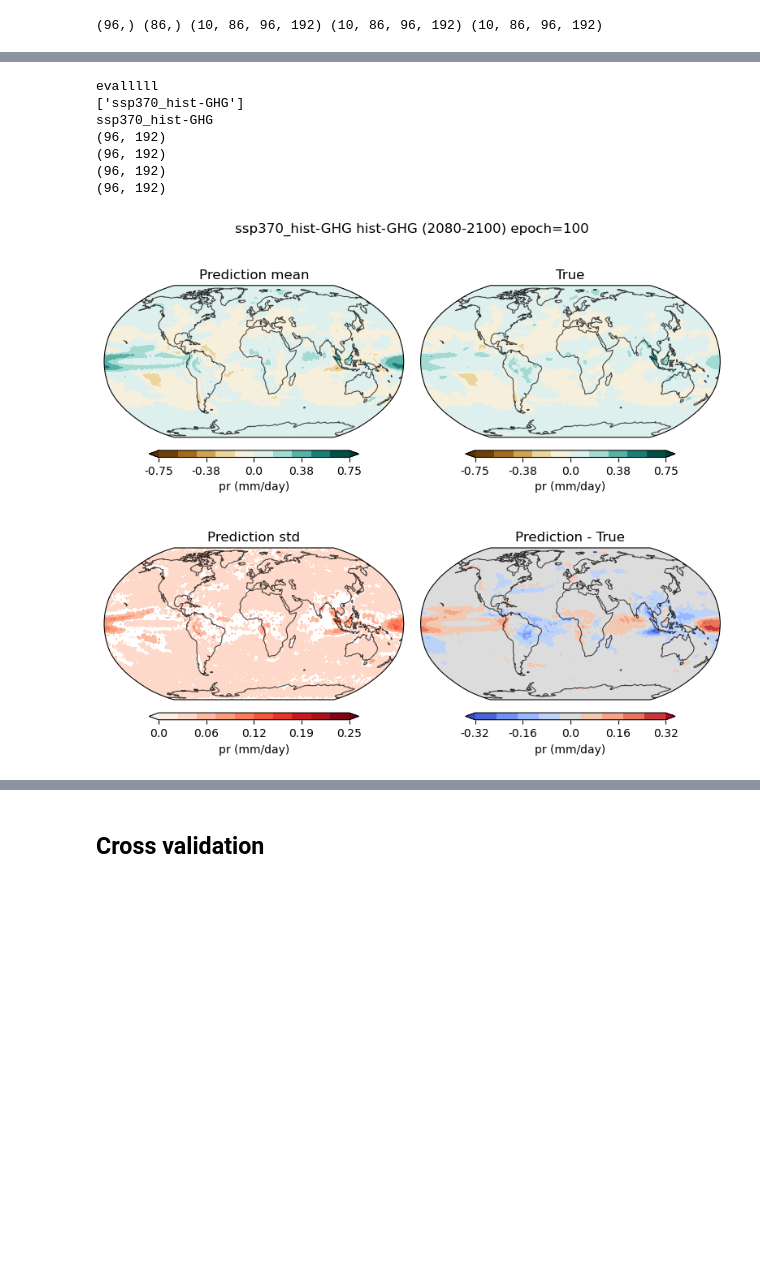
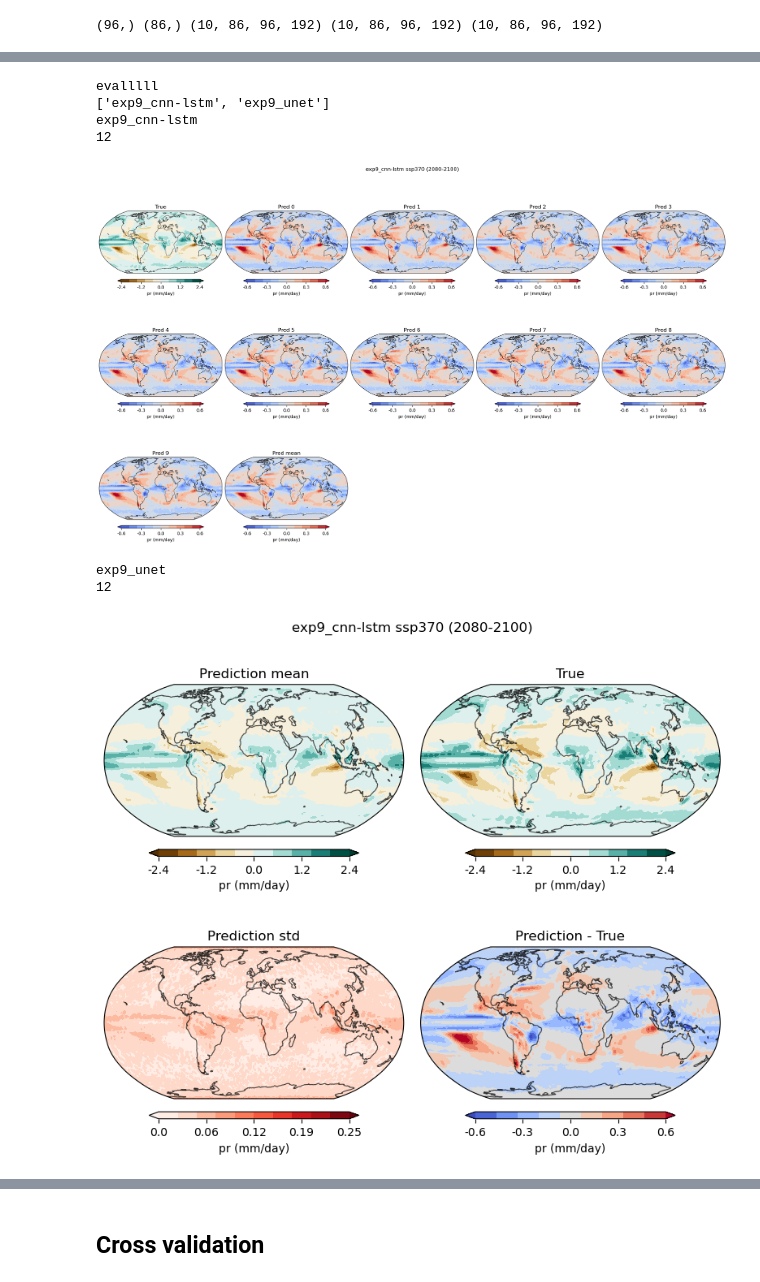
Before and after one commit to zoeleila/scenarIA, a Jupyter notebook: src/plots/plots_predictions.ipynb, the cells around one changed output, grey strips where cells are left out. Drawn from its saved outputs; the diff is of its cells as text; code cells hidden in the pictures; blank space fills up the shorter version.

```diff
--- a/src/plots/plots_predictions.ipynb
+++ b/src/plots/plots_predictions.ipynb
@@ -28,23 +28,26 @@ print(clim)
  [0.47602938 0.47525781 0.47467665 ... 0.47822815 0.47728524 0.47668551]]
 # %%
 var_name = 'pr'
+true_simu = 'ssp370'
 
-true = xr.open_dataset( DATASET_DIR / 'MPI-ESM1-2-LR/annual/outputs_ssp245.nc').mean('member')
+
+true = xr.open_dataset( DATASET_DIR / f'MPI-ESM1-2-LR/annual/outputs_{true_simu}.nc').mean('member')
 lats = true.lat.values
 t = true.time.values
 y = true['pr'].values - clim
 
 c3 = xr.open_dataset(PREDICTIONS_DIR / 'MPI-ESM1-2-LR/annual/exp5/MPI-ESM1-2-LR_annual_exp5_ssp370_pr_cnn-lstm_seq5_mem30_epoch30.nc')['pr'].values - clim
 c4 = xr.open_dataset(PREDICTIONS_DIR / 'MPI-ESM1-2-LR/annual/exp7/MPI-ESM1-2-LR_annual_exp7_ssp370_pr_cnn-lstm_seq5_mem30_epoch30.nc')['pr'].values - clim
-c5 = xr.open_dataset(PREDICTIONS_DIR / 'MPI-ESM1-2-LR/annual/exp8/MPI-ESM1-2-LR_annual_exp8_ssp370_pr_cnn-lstm_seq5_mem30_epoch30.nc')['pr'].values - clim
-c6 = xr.open_dataset(PREDICTIONS_DIR / 'MPI-ESM1-2-LR/annual/exp9/MPI-ESM1-2-LR_annual_exp9_ssp245_pr_cnn-lstm_seq5_mem30_epoch30.nc')['pr'].values - clim
+c5 = xr.open_dataset(PREDICTIONS_DIR / 'MPI-ESM1-2-LR/annual/exp9/MPI-ESM1-2-LR_annual_exp9_ssp370_pr_cnn-lstm_seq5_mem30_epoch100.nc')['pr'].values - clim
+c6 = xr.open_dataset(PREDICTIONS_DIR / 'MPI-ESM1-2-LR/annual/exp9/MPI-ESM1-2-LR_annual_exp9_ssp370_pr_unet_seq5_mem30_epoch100.nc')['pr'].values - clim
 
 
 print(lats.shape, t.shape, c3.shape, c4.shape, c5.shape)
 
-y_hat_dict = {'exp9': [c6[run] for run in range(c6.shape[0])]}
+y_hat_dict = {'exp9_cnn-lstm': [c5[run] for run in range(c5.shape[0])],
+    'exp9_unet': [c6[run] for run in range(c6.shape[0])]}
 
-save_dir = GRAPHS_DIR /'tests/'
+save_dir = GRAPHS_DIR/ f'runs/MPI-ESM1-2-LR/annual/exp9'
 # %% [output]
 (96,) (86,) (10, 86, 96, 192) (10, 86, 96, 192) (10, 86, 96, 192)
 # %%
@@ -57,34 +61,42 @@ for key, value in y_hat_dict.items():
 # %%
 with open(CONFIG_DIR / 'plots.yaml') as file:
     config_plots = yaml.safe_load(file)
 
-config_plots['pr']['lim']['mean_error'] = [-0.32, 0.32]
-config_plots['pr']['lim']['values'] = [-0.75, 0.75]
+config_plots['pr']['lim']['mean_error'] = [-0.6, 0.6]
+config_plots['pr']['lim']['values'] = [-2.4, 2.4]
 config_plots['pr']['lim']['std'] = [0, 0.25]
 
 
 #best = xr.open_dataset('/gpfs-calypso/scratch/globc/garcia/scenarIA/predictions/MPI-ESM1-2-LR/annual/exp1/MPI-ESM1-2-LR_annual_exp1_ssp245_pr_cnn-lstm_seq5_mem50_sub1.nc').sel(time=slice('2080', '2100'))['pr'].values - clim
 
 eval_func = EvaluationPlots(config_plots=config_plots,
-                                        simulation_name='hist-GHG',var_name=var_name)
+                                        simulation_name=true_simu,var_name=var_name)
+y = y[-21:, : ,:]
+
 print(list(y_hat_dict.keys()))
-for i, y_hat in enumerate([c5]):
-    test_name = list(y_hat_dict.keys())[i]
-    print(test_name)
-    save_path = GRAPHS_DIR/ f'runs/MPI-ESM1-2-LR/annual/MPI-ESM1-2-LR_annual_hist-GHG_diff_maps_pr_seq5_mem30_{test_name}.png'
+for i, y_hat in enumerate([c5, c6]):
+    exp = list(y_hat_dict.keys())[i]
+    print(exp)
+    save_path = save_dir / f'MPI-ESM1-2-LR_annual_{true_simu}_diff_maps_pr_seq5_mem30_{exp}.png'
     #save_path = None
+
+    eval_func.plot_all_maps(y,
+                      [i for i in y_hat],
+                      title=f'{exp} {true_simu} (2080-2100)',
+                      save_path=None,
+                      max_cols=5)
     eval_func.plot_diff_maps(y,
                             y_hat.mean(axis=0),
                             y_hat.std(axis=0),
-                            title=f'{test_name} hist-GHG (2080-2100) epoch=100',
+                            title=f'{exp} {true_simu} (2080-2100)',
                              no_limits=False,
                             save_path=save_path)
 # %% [output]
 evalllll
-['ssp370_hist-GHG']
-ssp370_hist-GHG
-(96, 192)
-(96, 192)
-(96, 192)
-(96, 192)
+['exp9_cnn-lstm', 'exp9_unet']
+exp9_cnn-lstm
+12
-[figure, old version]
+[figure, new version]
+exp9_unet
+12
+[figure, added]
```
Also changed, not shown: parts of 4 cells of this notebook, 7 other files.
